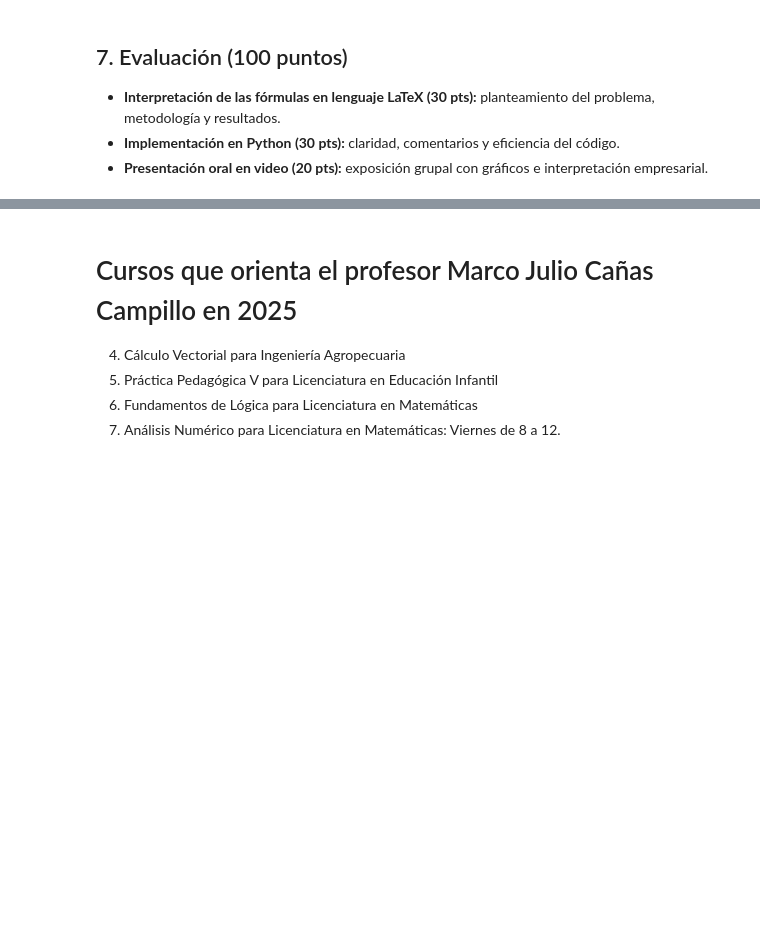
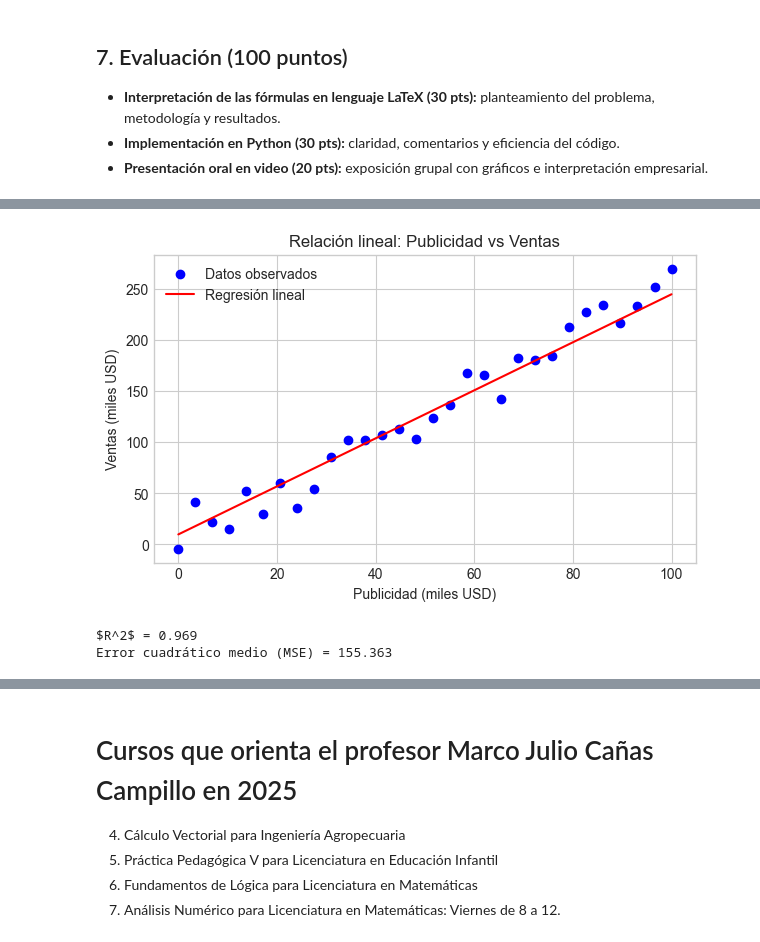
Before and after one commit to marco-canas/analisis_numerico, a Jupyter notebook: 4_planifica_implementa/2_evaluación/3_proyectos/3_regresion_deep_learning/3_regresion_deep_learnig.ipynb, the cells around one changed output, grey strips where cells are left out. Saved outputs shown, nothing was run; the diff lists cells and outputs as text; code cells hidden in the pictures; blank space fills up the shorter version.

```diff
--- a/4_planifica_implementa/2_evaluación/3_proyectos/3_regresion_deep_learning/3_regresion_deep_learnig.ipynb
+++ b/4_planifica_implementa/2_evaluación/3_proyectos/3_regresion_deep_learning/3_regresion_deep_learnig.ipynb
@@ -488,0 +249,6 @@ plt.show()
+# %%
+
+%%time
+# Ajustar modelo lineal
+model_lin = LinearRegression()
+model_lin.fit(x_lin.reshape(-1, 1), y_lin)
@@ -488,0 +265,3 @@ plt.show()
+# %%
+y_pred_lin = model_lin.predict(x_lin.reshape(-1, 1))
+y_pred_lin
@@ -488,0 +381,18 @@ plt.show()
+# %%
+# Gráfica
+plt.figure(figsize=(7,4))
+plt.scatter(x_lin, y_lin, color='blue', label='Datos observados')
+plt.plot(x_lin, y_pred_lin, color='red', label='Regresión lineal')
+plt.title('Relación lineal: Publicidad vs Ventas')
+plt.xlabel('Publicidad (miles USD)')
+plt.ylabel('Ventas (miles USD)')
+plt.legend()
+plt.savefig(r"C:\Users\marco\Downloads\Relación_lineal_Publicidad_vs_Ventas.png")
+plt.show()
+
+print(f"$R^2$ = {r2_lin:.3f}")
+print(f"Error cuadrático medio (MSE) = {mse_lin:.3f}")
+# %% [output]
+[figure, added]
+$R^2$ = 0.969
+Error cuadrático medio (MSE) = 155.363
```
Also changed, not shown: parts of 102 cells of this notebook, 5 other files.
